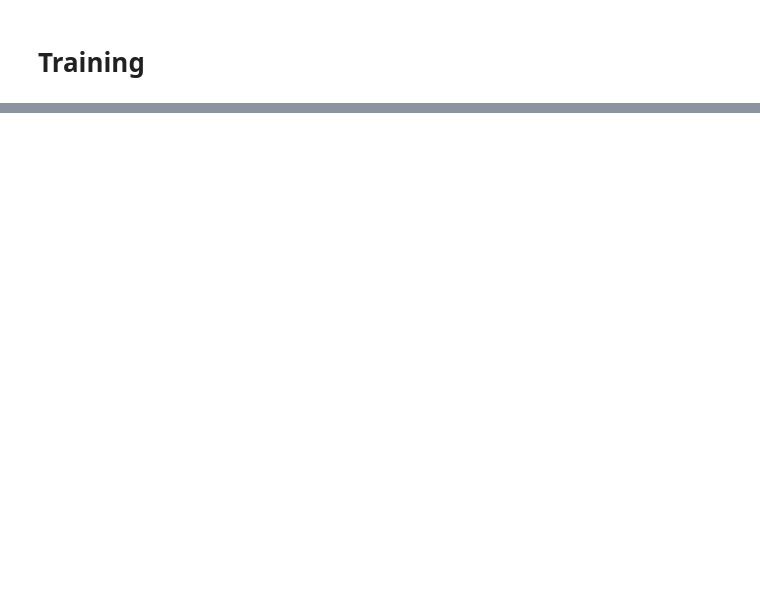
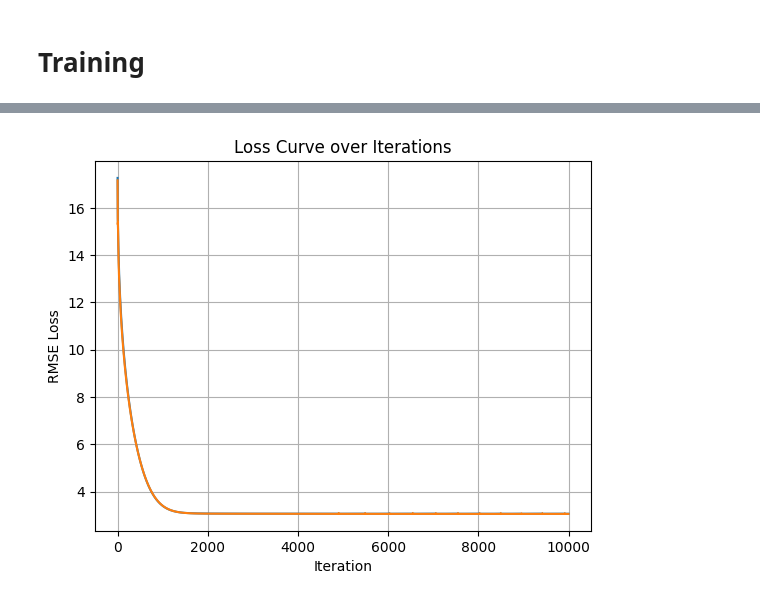
Before and after one commit to RueiBinLi/Data-Mining, a Jupyter notebook: HW1/linear_regression.ipynb, the cells around one changed output, grey strips where cells are left out. Cells and saved outputs as stored; diff of their text form; code cells hidden in the pictures; blank space fills up the shorter version.

```diff
--- a/HW1/linear_regression.ipynb
+++ b/HW1/linear_regression.ipynb
@@ -43,0 +89,14 @@ print(y)
+# %%
+mean_x = np.mean(x_train, axis = 0)
+std_x = np.std(x_train, axis = 0)
+for i in range(len(x_train)):
+    for j in range(len(x_train[0])):
+        if std_x[j] != 0:
+            x_train[i][j] = (x_train[i][j] - mean_x[j]) / std_x[j]
+
+for i in range(len(x_val)):
+    for j in range(len(x_val[0])):
+        if std_x[j] != 0:
+            x_val[i][j] = (x_val[i][j] - mean_x[j]) / std_x[j]
+x_train
+x_val
@@ -44,2 +117,57 @@ print(y)
 # %% [markdown]
 # Training
+# %%
+hyper_parameter = {
+    "learning_rate" : 0.01,
+    # "learning_rate" : 1e-5,
+    "n_iterations" : 10000,
+    "gamma1" : 0.9,
+    "gamma2" : 0.999,
+    "eps" : 1e-8,
+}
+
+dim = 18 * 9 + 1
+w = np.zeros([dim,1])
+
+x_train_b = np.concatenate((np.ones((x_train.shape[0], 1)), x_train), axis=1)
+x_val_b = np.concatenate((np.ones((x_val.shape[0], 1)), x_val), axis=1)
+# print(x_b)
+m = x_train_b.shape[0]
+grad_momentum = np.zeros_like(w)
+grad_RMSProp = np.zeros_like(w)
+
+train_losses = []
+val_losses = []
+
+for i in range(hyper_parameter["n_iterations"]):
+  train_loss = np.sqrt(np.mean(((x_train_b @ w) - y_train) ** 2))
+  train_losses.append(train_loss)
+
+  if np.isnan(train_loss) or np.isinf(train_loss):
+    print(f"Stopping early due to numerical instability at iteration {i}")
+    break
+
+  val_loss = np.sqrt(np.mean(((x_val_b @ w) - y_val) ** 2))
+  val_losses.append(val_loss)
+
+  if i % 100 == 0:
+    print(f"Iteration {i}: Train Loss = {train_loss:.4f}, Val Loss = {val_loss:.4f}")
+
+  gradient = 2 / m * (x_train_b.T @ (x_train_b @ w - y_train))
+  grad_momentum = hyper_parameter["gamma1"] * grad_momentum + (1 - hyper_parameter["gamma1"]) * gradient
+  grad_RMSProp = np.sqrt(hyper_parameter["gamma2"] * (grad_RMSProp ** 2) + (1-hyper_parameter["gamma2"]) * (gradient ** 2))
+  # w = w - hyper_parameter["learning_rate"] * grad_momentum
+  w = w - hyper_parameter["learning_rate"] * grad_momentum / (grad_RMSProp + hyper_parameter["eps"])
+
+print(f"Final Iteration {hyper_parameter['n_iterations']}: Train Loss = {train_loss:.4f}, Val Loss = {val_loss:.4f}")
+
+np.save('weight.npy', w)
+
+plt.plot(train_losses, label="Training Loss")
+plt.plot(val_losses, label="Validation Loss")
+plt.xlabel("Iteration")
+plt.ylabel("RMSE Loss")
+plt.title("Loss Curve over Iterations")
+plt.grid()
+plt.show()
+# %% [output]
@@ -46 +191,2 @@ print(y)
+[figure, added]
 # %%
```
Also changed, not shown: parts of 14 cells of this notebook.
